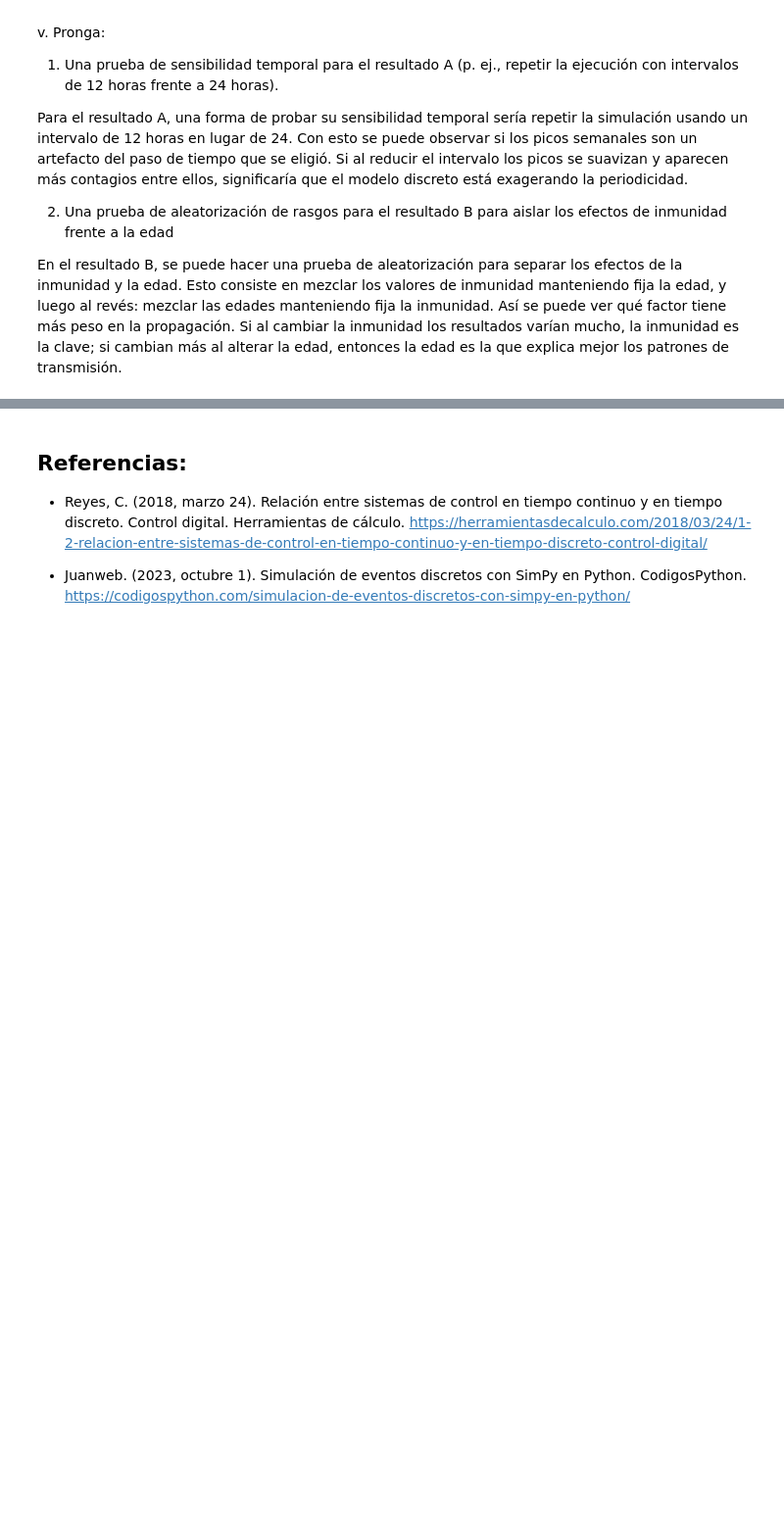
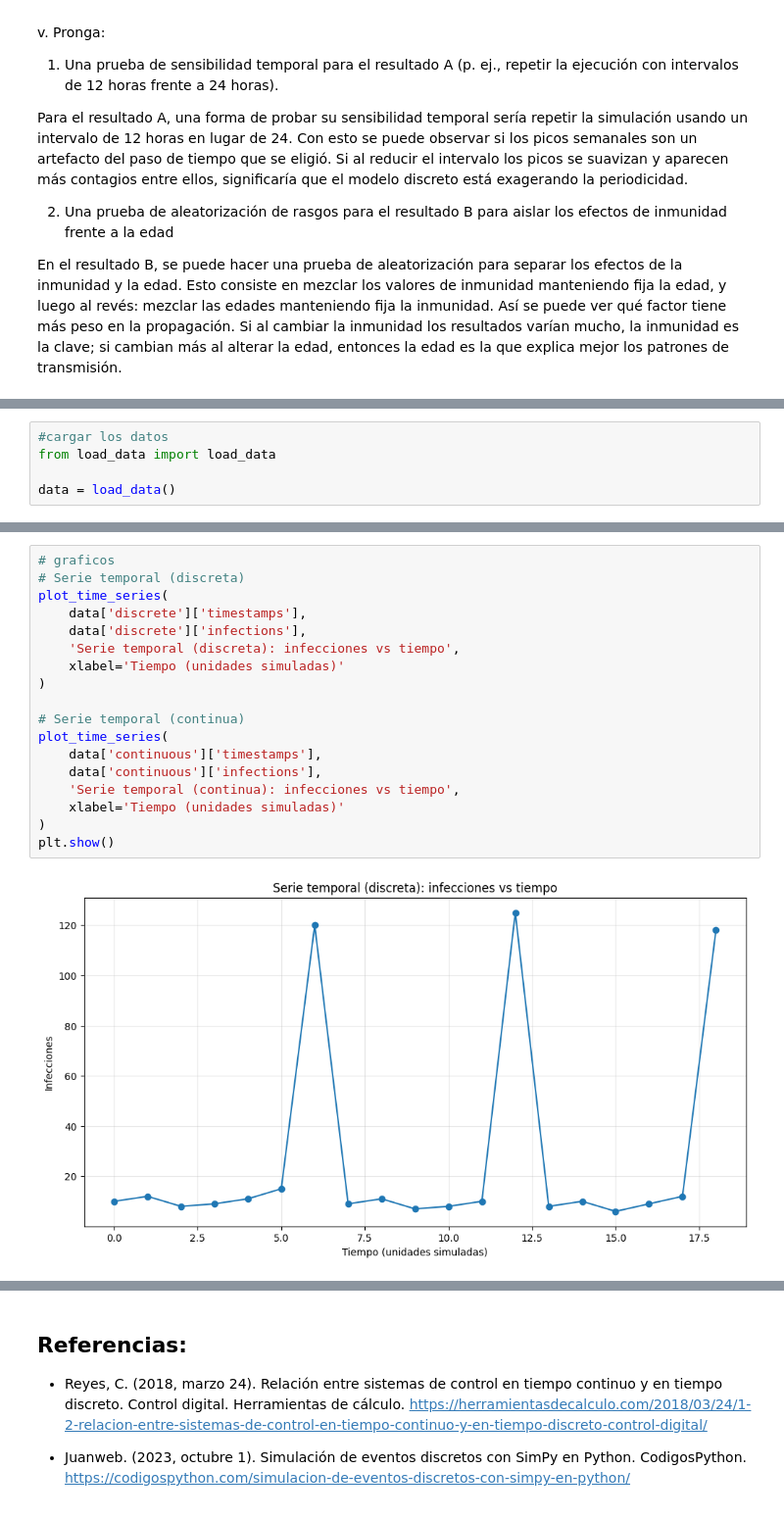
Before and after one commit to angelargd8/lab4-modsim, a Jupyter notebook: main.ipynb, the cells around one changed output, grey strips where cells are left out. Shown: that part at 98% size. Drawn from its saved outputs; the diff is of its cells as text; blank space fills up the shorter version.

```diff
--- a/main.ipynb
+++ b/main.ipynb
@@ -418,0 +422,5 @@ En el resultado B, se puede hacer una prueba de aleatorización para separar los
+# %%
+#cargar los datos
+from load_data import load_data
+
+data = load_data()
@@ -418,0 +464,20 @@ En el resultado B, se puede hacer una prueba de aleatorización para separar los
+# %%
+# graficos
+# Serie temporal (discreta)
+plot_time_series(
+    data['discrete']['timestamps'],
+    data['discrete']['infections'],
+    'Serie temporal (discreta): infecciones vs tiempo',
+    xlabel='Tiempo (unidades simuladas)'
+)
+
+# Serie temporal (continua)
+plot_time_series(
+    data['continuous']['timestamps'],
+    data['continuous']['infections'],
+    'Serie temporal (continua): infecciones vs tiempo',
+    xlabel='Tiempo (unidades simuladas)'
+)
+plt.show()
+# %% [output]
+[figure, added]
```
Also changed, not shown: parts of 15 cells of this notebook.
